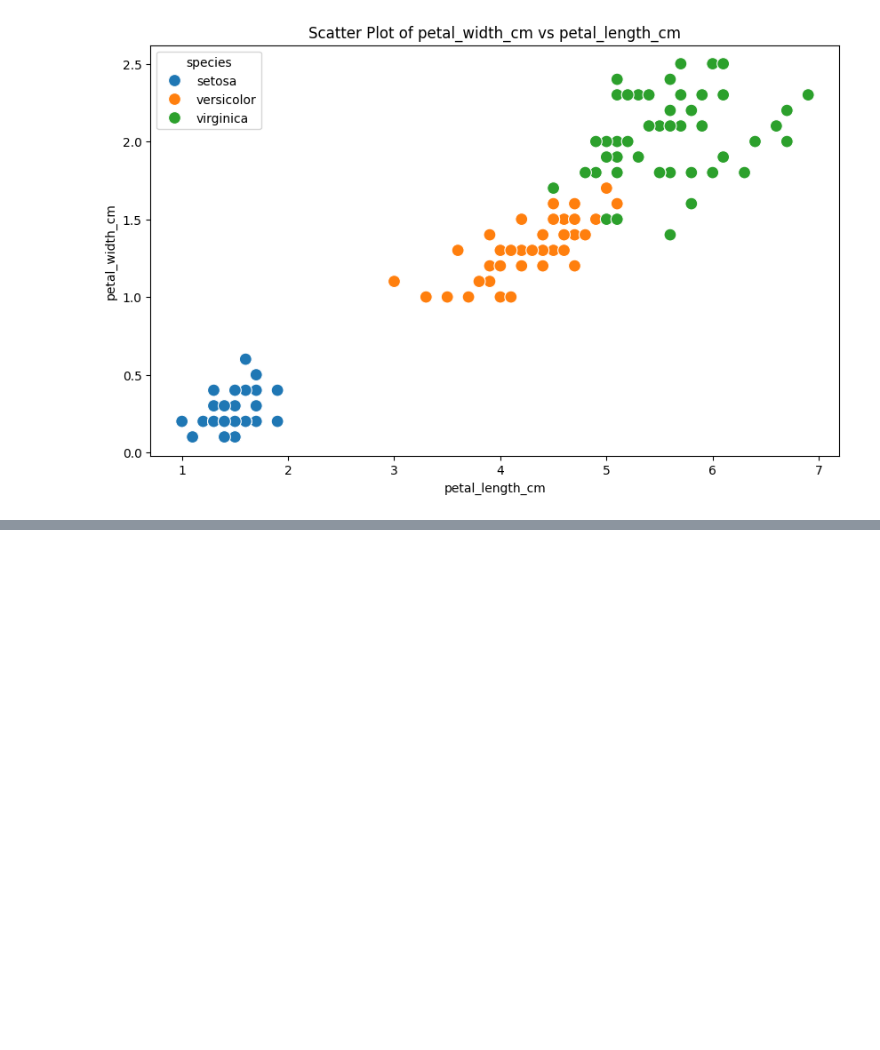
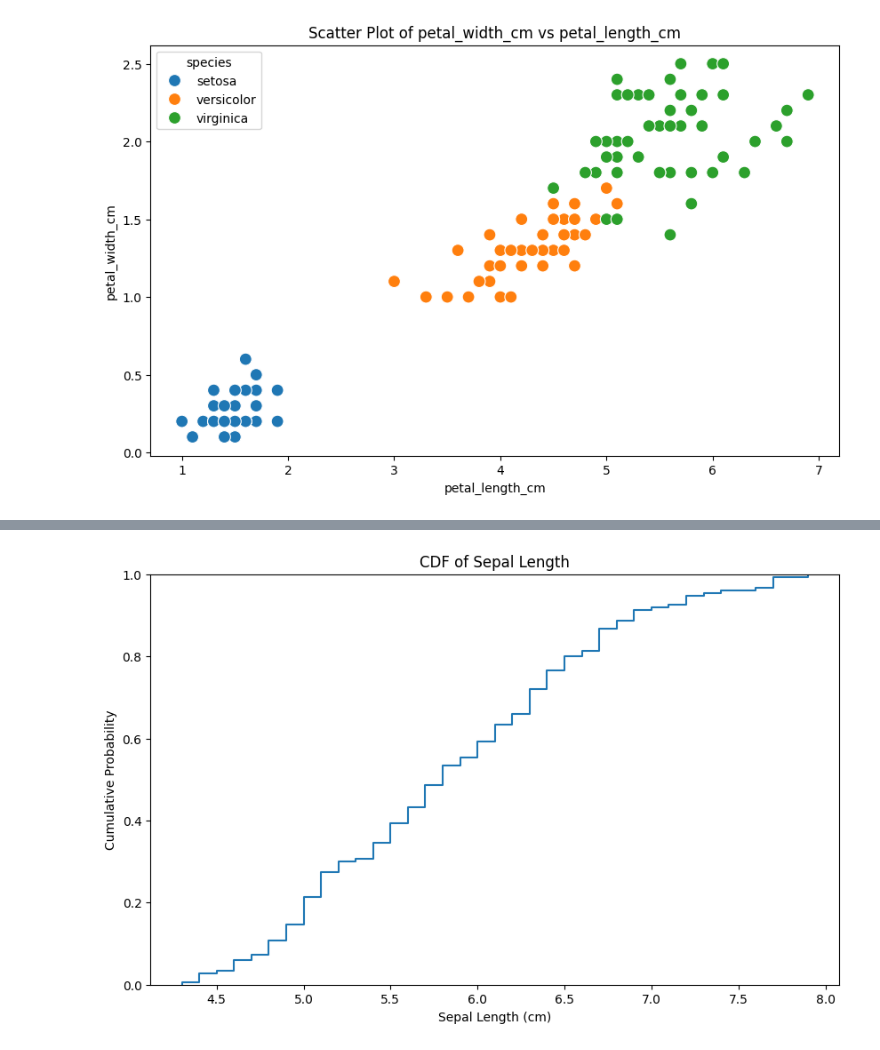
Before and after one commit to rahul8879/data_science_evng, a Jupyter notebook: 02_Data_analysis/03_1eda.ipynb, the cells around one changed output, grey strips where cells are left out. Cells and saved outputs as stored; diff of their text form; code cells hidden in the pictures; blank space fills up the shorter version.

```diff
--- a/02_Data_analysis/03_1eda.ipynb
+++ b/02_Data_analysis/03_1eda.ipynb
@@ -184,0 +202,19 @@ Scatter Plot Analysis for petal_width_cm vs petal_length_cm colored by species
+# %%
+# Lets only plot CDF of sepal length only
+plt.figure(figsize=(10, 6))
+sns.ecdfplot(data=df, x='sepal_length_cm', palette='Set2')
+plt.title('CDF of Sepal Length')
+plt.xlabel('Sepal Length (cm)')
+plt.ylabel('Cumulative Probability')
+plt.show()
+
+# how to interpret CDF plot?
+# The CDF plot shows the cumulative probability distribution of sepal lengths in the dataset.
+# For example, if you look at a sepal length of 6 cm on the x-axis and find the corresponding value on the y-axis,
+# it indicates the proportion of iris flowers with sepal lengths less than or equal to 6 cm.
+# If the y-value is 0.7, it means that 70% of the flowers have sepal lengths of 6 cm or shorter.
+# The steepness of the curve indicates how concentrated the sepal lengths are around certain values;
+# a steeper curve suggests that many flowers have similar sepal lengths, while a flatter curve indicates a wider spread of sepal lengths in the dataset.
+plt.show()
+# %% [output]
+[figure, added]
```
Also changed, not shown: parts of 4 cells of this notebook, 1 other file.
